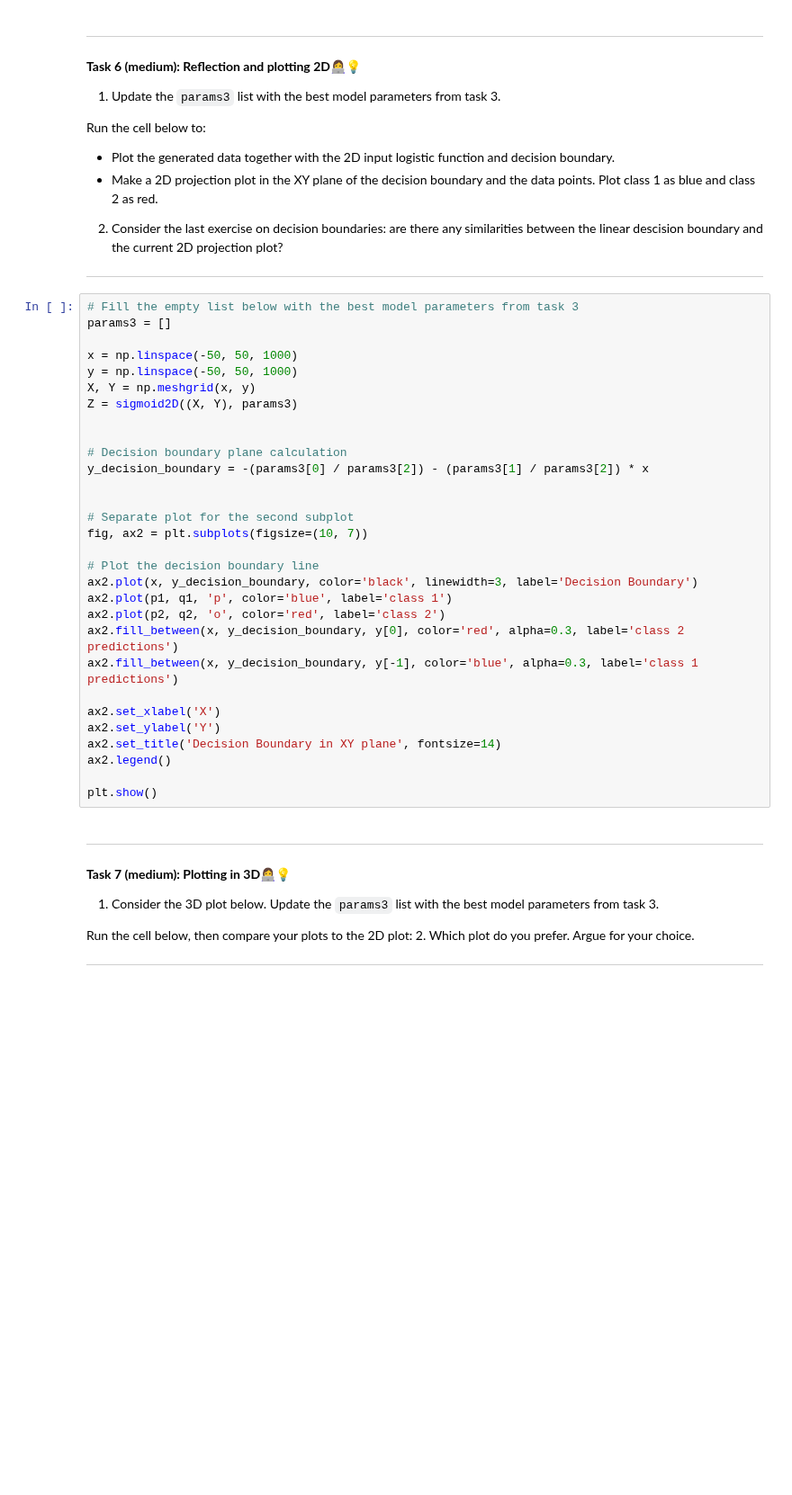
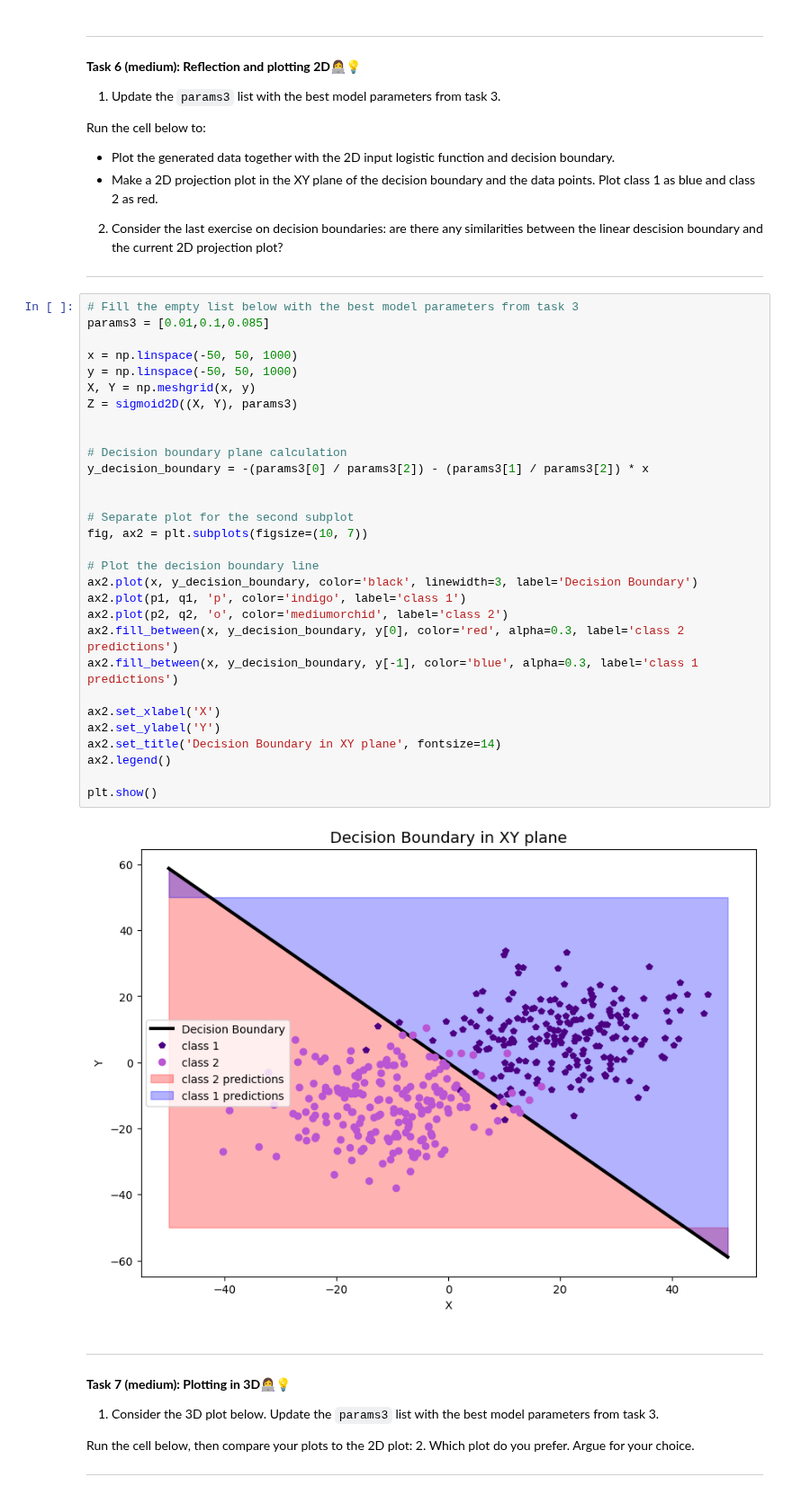
Before and after one commit to Mie-Jonasson/ComputerScienceMasters, a Jupyter notebook: IntroductionToMachineLearning/Exercises/W10/01-logistic_regression.ipynb, the cells around one changed output. Shown at 90% size. Saved outputs shown, nothing was run; the diff lists cells and outputs as text; blank space fills up the shorter version.

```diff
--- a/IntroductionToMachineLearning/Exercises/W10/01-logistic_regression.ipynb
+++ b/IntroductionToMachineLearning/Exercises/W10/01-logistic_regression.ipynb
@@ -319,34 +371,36 @@ Run the cell below to:
 ---
 # %%
 # Fill the empty list below with the best model parameters from task 3
-params3 = []
+params3 = [0.01,0.1,0.085]
 
 x = np.linspace(-50, 50, 1000)
 y = np.linspace(-50, 50, 1000)
 X, Y = np.meshgrid(x, y)
 Z = sigmoid2D((X, Y), params3)
 
 
 # Decision boundary plane calculation
 y_decision_boundary = -(params3[0] / params3[2]) - (params3[1] / params3[2]) * x
 
 
 # Separate plot for the second subplot
 fig, ax2 = plt.subplots(figsize=(10, 7))
 
 # Plot the decision boundary line
 ax2.plot(x, y_decision_boundary, color='black', linewidth=3, label='Decision Boundary')
-ax2.plot(p1, q1, 'p', color='blue', label='class 1')
-ax2.plot(p2, q2, 'o', color='red', label='class 2')
+ax2.plot(p1, q1, 'p', color='indigo', label='class 1')
+ax2.plot(p2, q2, 'o', color='mediumorchid', label='class 2')
 ax2.fill_between(x, y_decision_boundary, y[0], color='red', alpha=0.3, label='class 2 predictions')
 ax2.fill_between(x, y_decision_boundary, y[-1], color='blue', alpha=0.3, label='class 1 predictions')
 
 ax2.set_xlabel('X')
 ax2.set_ylabel('Y')
 ax2.set_title('Decision Boundary in XY plane', fontsize=14)
 ax2.legend()
 
 plt.show()
+# %% [output]
+[figure, added]
 # %% [markdown]
 
 ---
```
Also changed, not shown: parts of 19 cells of this notebook, 2 other files.
